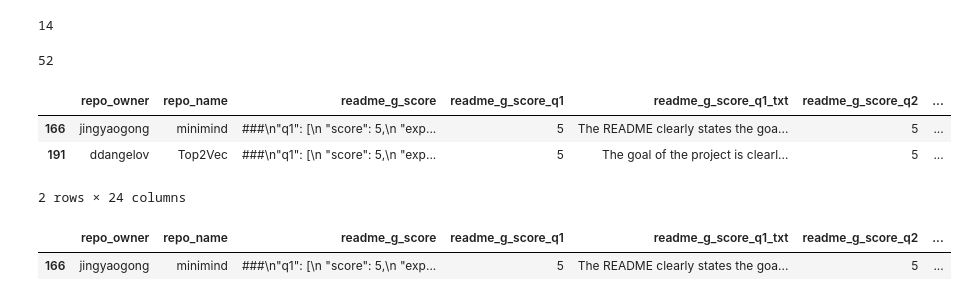
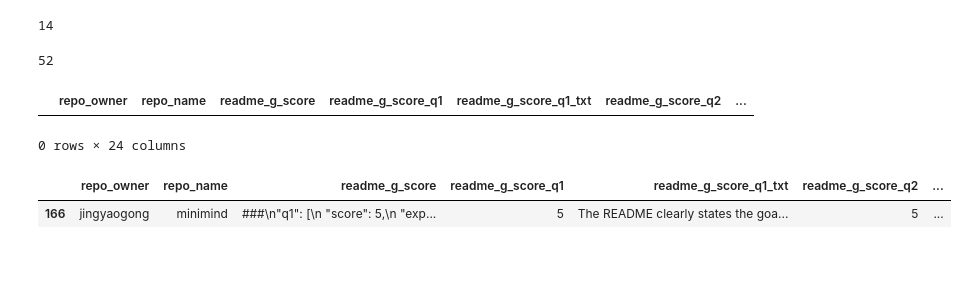
Before and after one commit to df1000/ma_automated_documentation, a Jupyter notebook: evaluation_results/helper_clean_score_m3.ipynb, the cells around one changed output. Saved outputs shown, nothing was run; the diff lists cells and outputs as text; code cells hidden in the pictures; blank space fills up the shorter version.

Commit message:
clean scores for evaluierung result for modified prompts

```diff
--- a/evaluation_results/helper_clean_score_m3.ipynb
+++ b/evaluation_results/helper_clean_score_m3.ipynb
@@ -4,7 +4,7 @@ import pandas as pd
 import re
 from pathlib import Path
 # %%
-path_range = Path('../data/output_evaluation_data_jamba/model3')
+path_range = Path('../data/output_evaluation_data_jamba_mod/model3')
 all_files_range = [file.name for file in path_range.iterdir() if file.is_file()]
 # %%
 cols = ['repo_owner','repo_name','readme_g_score','readme_g_score_q1','readme_g_score_q1_txt','readme_g_score_q2','readme_g_score_q2_txt','readme_g_score_q3','readme_g_score_q3_txt','readme_g_score_q4','readme_g_score_q4_txt','readme_g_score_q5','readme_g_score_q5_txt','readme_o_score','readme_o_score_q1','readme_o_score_q1_txt','readme_o_score_q2','readme_o_score_q2_txt','readme_o_score_q3','readme_o_score_q3_txt','readme_o_score_q4','readme_o_score_q4_txt','readme_o_score_q5','readme_o_score_q5_txt']
@@ -13,7 +13,7 @@ df_clean_scores = pd.DataFrame(columns=cols)
 for i in all_files_range:
     new_entry = {}
 
-    with open(f'../data/output_evaluation_data_jamba/model3/{i}', 'r') as f:
+    with open(f'../data/output_evaluation_data_jamba_mod/model3/{i}', 'r') as f:
         loaded_data = json.load(f)
 
     repo_owner = loaded_data['repo_owner']
@@ -58,16 +58,27 @@ for i in all_files_range:
         readme_o_score_q5_txt = '0'
 
     else:
-        readme_o_score_q1 = loaded_data['readme_original']['score'][0]['score']
-        readme_o_score_q1_txt = loaded_data['readme_original']['score'][0]['explanation']
-        readme_o_score_q2 = loaded_data['readme_original']['score'][1]['score']
-        readme_o_score_q2_txt = loaded_data['readme_original']['score'][1]['explanation']
-        readme_o_score_q3 = loaded_data['readme_original']['score'][2]['score']
-        readme_o_score_q3_txt = loaded_data['readme_original']['score'][2]['explanation']
-        readme_o_score_q4 = loaded_data['readme_original']['score'][3]['score']
-        readme_o_score_q4_txt = loaded_data['readme_original']['score'][3]['explanation']
-        readme_o_score_q5 = loaded_data['readme_original']['score'][4]['score']
-        readme_o_score_q5_txt = loaded_data['readme_original']['score'][4]['explanation']
+        readme_o_score_q1 = "0"
+        readme_o_score_q1_txt = "0"
+        readme_o_score_q2 = "0"
+        readme_o_score_q2_txt = "0"
+        readme_o_score_q3 = "0"
+        readme_o_score_q3_txt = "0"
+        readme_o_score_q4 = "0"
+        readme_o_score_q4_txt = "0"
+        readme_o_score_q5 = "0"
+        readme_o_score_q5_txt = "0"
+
+        # readme_o_score_q1 = loaded_data['readme_original']['score'][0]['score']
+        # readme_o_score_q1_txt = loaded_data['readme_original']['score'][0]['explanation']
+        # readme_o_score_q2 = loaded_data['readme_original']['score'][1]['score']
+        # readme_o_score_q2_txt = loaded_data['readme_original']['score'][1]['explanation']
+        # readme_o_score_q3 = loaded_data['readme_original']['score'][2]['score']
+        # readme_o_score_q3_txt = loaded_data['readme_original']['score'][2]['explanation']
+        # readme_o_score_q4 = loaded_data['readme_original']['score'][3]['score']
+        # readme_o_score_q4_txt = loaded_data['readme_original']['score'][3]['explanation']
+        # readme_o_score_q5 = loaded_data['readme_original']['score'][4]['score']
+        # readme_o_score_q5_txt = loaded_data['readme_original']['score'][4]['explanation']
 
     new_entry = {
         'repo_owner': repo_owner,
@@ -193,10 +205,8 @@ df_model3.to_json('../data/df_score_jamba/df_score_model3.json', orient='records
 # %%
-df_model3[df_model3['readme_o_score_q4'] == '0']
+df_model3[df_model3['readme_g_score_q2'] == '0']
 # %% [output]
 |  | repo_owner | repo_name | readme_g_score | readme_g_score_q1 | readme_g_score_q1_txt | readme_g_score_q2 | ... |
-| 166 | jingyaogong | minimind | ###\n"q1": [\n "score": 5,\n "exp... | 5 | The README clearly states the goa... | 5 | ... |
-| 191 | ddangelov | Top2Vec | ###\n"q1": [\n "score": 5,\n "exp... | 5 | The goal of the project is clearl... | 5 | ... |
-2 rows × 24 columns
+0 rows × 24 columns
 # %%
 df_model3[df_model3['repo_name'] == 'minimind']
 # %% [output]
```
Also changed, not shown: parts of 3 cells of this notebook, 2 other files.
